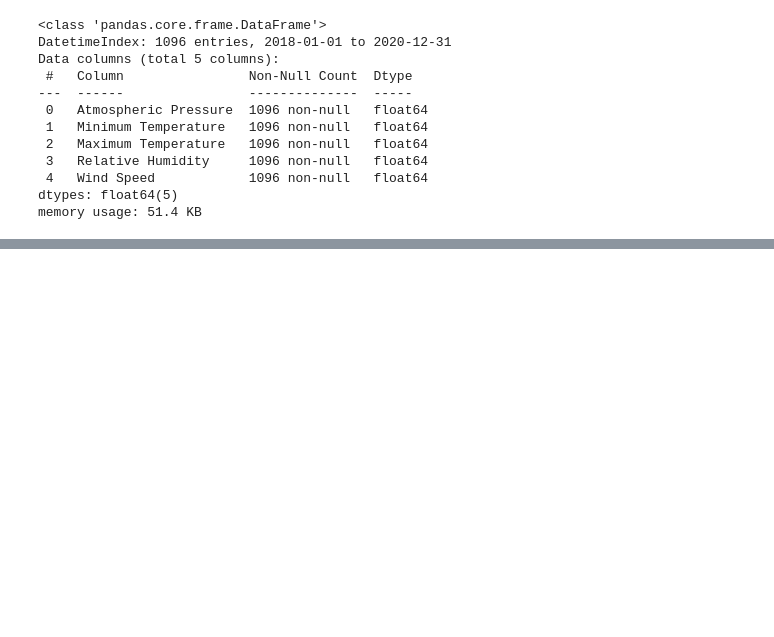
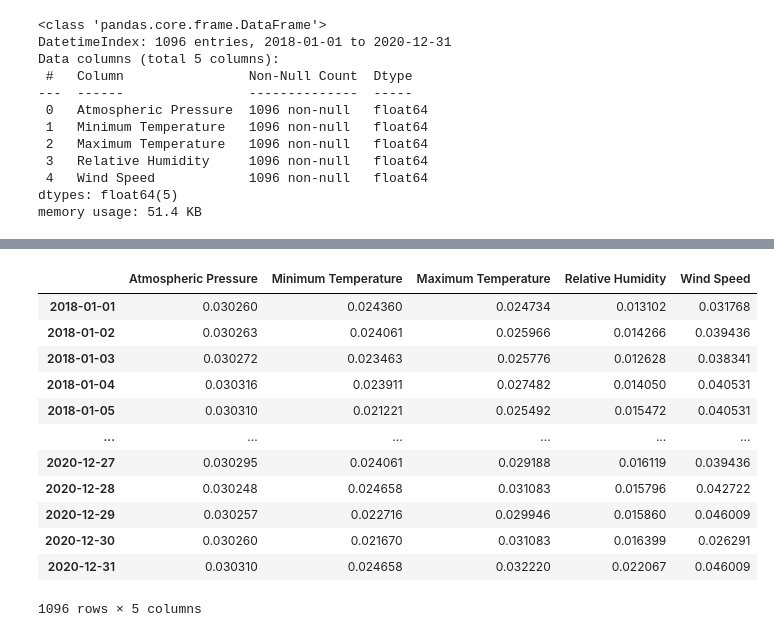
Before and after one commit to olanrewajufarooq/WeatherForecast-LSTMModel, a Jupyter notebook: WeatherForecast-LSTM.ipynb, the cells around one changed output, grey strips where cells are left out. Saved outputs shown, nothing was run; the diff lists cells and outputs as text; code cells hidden in the pictures; blank space fills up the shorter version.

```diff
--- a/WeatherForecast-LSTM.ipynb
+++ b/WeatherForecast-LSTM.ipynb
@@ -337,0 +320,22 @@ array([['2018-01-01T00:00:00.000000000'],
+# %%
+from sklearn.preprocessing import normalize
+
+normalized_df = normalize(data_df, axis=0)
+normalized_df = pd.DataFrame(normalized_df, index=date_series,
+                             columns=["Atmospheric Pressure", "Minimum Temperature", "Maximum Temperature",
+                                      "Relative Humidity", "Wind Speed"])
+normalized_df
+# %% [output]
+|  | Atmospheric Pressure | Minimum Temperature | Maximum Temperature | Relative Humidity | Wind Speed |
+| 2018-01-01 | 0.030260 | 0.024360 | 0.024734 | 0.013102 | 0.031768 |
+| 2018-01-02 | 0.030263 | 0.024061 | 0.025966 | 0.014266 | 0.039436 |
+| 2018-01-03 | 0.030272 | 0.023463 | 0.025776 | 0.012628 | 0.038341 |
+| 2018-01-04 | 0.030316 | 0.023911 | 0.027482 | 0.014050 | 0.040531 |
+| 2018-01-05 | 0.030310 | 0.021221 | 0.025492 | 0.015472 | 0.040531 |
+| ... | ... | ... | ... | ... | ... |
+| 2020-12-27 | 0.030295 | 0.024061 | 0.029188 | 0.016119 | 0.039436 |
+| 2020-12-28 | 0.030248 | 0.024658 | 0.031083 | 0.015796 | 0.042722 |
+| 2020-12-29 | 0.030257 | 0.022716 | 0.029946 | 0.015860 | 0.046009 |
+| 2020-12-30 | 0.030260 | 0.021670 | 0.031083 | 0.016399 | 0.026291 |
+| 2020-12-31 | 0.030310 | 0.024658 | 0.032220 | 0.022067 | 0.046009 |
+1096 rows × 5 columns
```
Also changed, not shown: parts of 12 cells of this notebook.
